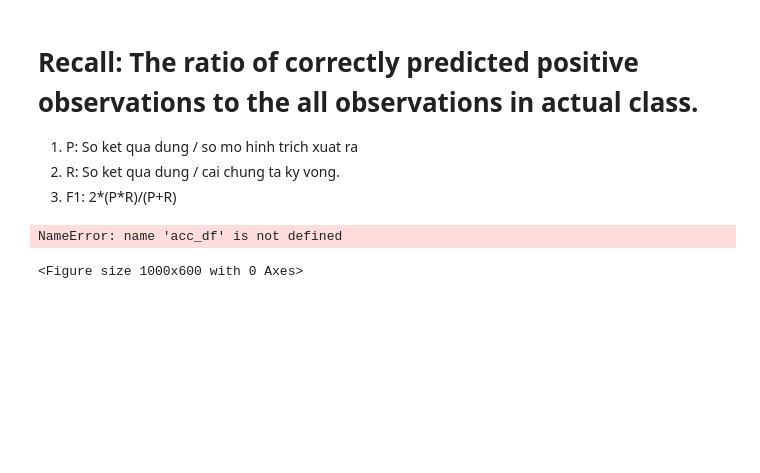
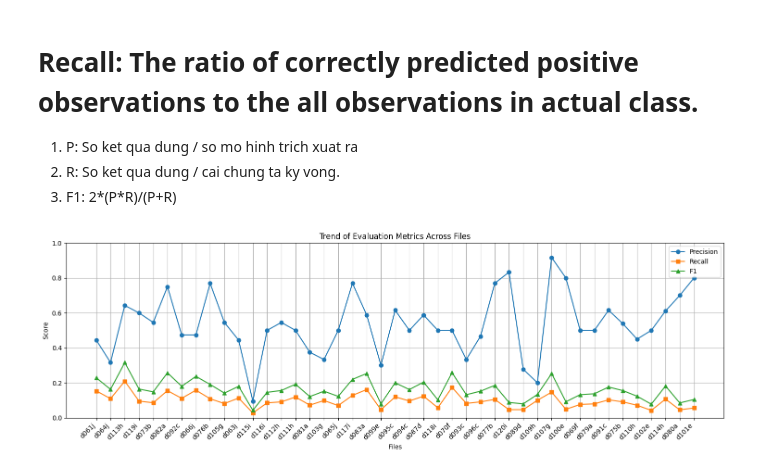
Before and after one commit to khaphan-github/nlp, a Jupyter notebook: page_range_ver_1.ipynb, the cells around one changed output. Drawn from its saved outputs; the diff is of its cells as text; code cells hidden in the pictures; blank space fills up the shorter version.

```diff
--- a/page_range_ver_1.ipynb
+++ b/page_range_ver_1.ipynb
@@ -127,7 +124,7 @@ Cosine Similarity between doc 0 and doc 1: 1.0
   -
 '''
 class PageRankAlgorithm:
-    def __init__(self, undirected_graph, damping_factor=0.85, max_loop=100, delta=1e-10):
+    def __init__(self, undirected_graph, damping_factor=0.89, max_loop=100, delta=1e-10):
       self.undirected_graph = undirected_graph
       self.damping_factor = damping_factor
       self.max_loop = max_loop
@@ -237,11 +333,9 @@ sim = SimilarityProcess(df['cleaned_sentence'])
 # %%
-similarity_matrix = np.zeros((len(df), len(df)))
-SIMILARITY_THRESHOLD = 0.1
-for i in range(len(df)):
-    for j in range(i + 1, len(df)):
-        sim_value = sim.sim(i, j)
-        if sim_value > SIMILARITY_THRESHOLD:
-            similarity_matrix[i, j] = 1
-# Compute the similarity matrix in one call
-similarity_matrix
+summarizer = DUCPageRankSummarizer(
+    train_dir='/workspaces/py_env_research/NLP/DUC_TEXT/train',
+    sum_dir='/workspaces/py_env_research/NLP/DUC_SUM',
+    similarity_threshold=0.1,
+    n_top=0.28
+)
+all_results = summarizer.process_all()
 # %% [output]
@@ -313,27 +362,28 @@ Precision: 0.6364, Recall: 0.0946, F1 Score: 0.1647
 2. R: So ket qua dung / cai chung ta ky vong.
 3. F1: 2*(P*R)/(P+R)
 # %%
-'''
-Bước này vẽ biểu đồ:
-1. Mục tiêu của bước thể hiện được tổng quan accurracy & số lương document đạt accuracy ây
-2. Đọc biểu đồ theo kiểu: Cố 20 câu đạt accurray là 0.2
-3. Trung bình trên toàn bộ dữ liệu là 0.18
-'''
 import matplotlib.pyplot as plt
 
-plt.figure(figsize=(10, 6))
-plt.hist(acc_df['f1'], bins=20, color='skyblue', edgecolor='black')
-plt.xlabel('Accuracy')
-plt.ylabel('Number of Documents')
-plt.title('Distribution of Accuracy Scores per Document')
+def plot_line_chart(results):
+    files = [r['file'] for r in results]
+    precision = [r['precision'] for r in results]
+    recall = [r['recall'] for r in results]
+    f1 = [r['f1'] for r in results]
 
-median_f1 = acc_df['f1'].median()
+    plt.figure(figsize=(15, 5))
+    plt.plot(files, precision, marker='o', label='Precision')
+    plt.plot(files, recall, marker='s', label='Recall')
+    plt.plot(files, f1, marker='^', label='F1')
 
-plt.axvline(median_f1, color='red', linestyle='dashed', linewidth=2, label=f'Median: {median_f1:.2f}')
-
-plt.legend()
-plt.grid(True)
-plt.show()
+    plt.xlabel('Files')
+    plt.ylabel('Score')
+    plt.title('Trend of Evaluation Metrics Across Files')
+    plt.xticks(rotation=45, ha='right')
+    plt.ylim(0, 1)
+    plt.grid(True)
+    plt.legend()
+    plt.tight_layout()
+    plt.show()
+plot_line_chart(all_results)
 # %% [output]
-NameError: name 'acc_df' is not defined
-<Figure size 1000x600 with 0 Axes>
+[figure, added]
```
Also changed, not shown: parts of 8 cells of this notebook.
